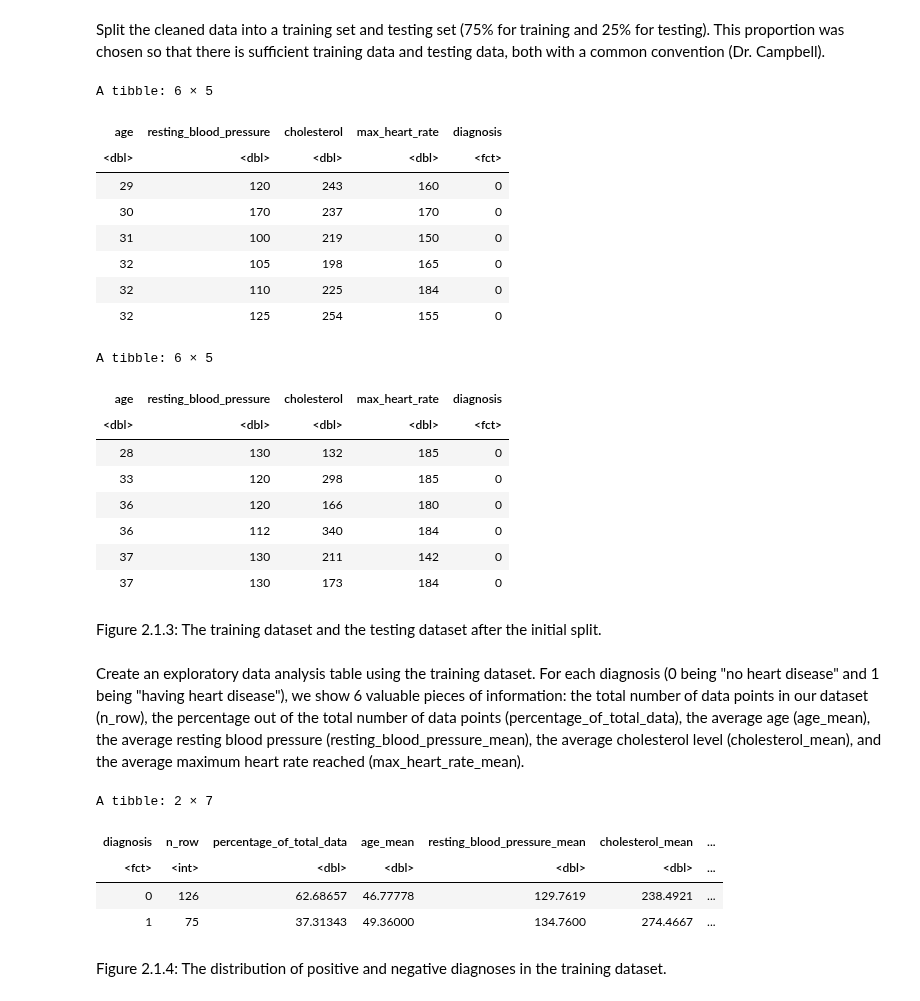
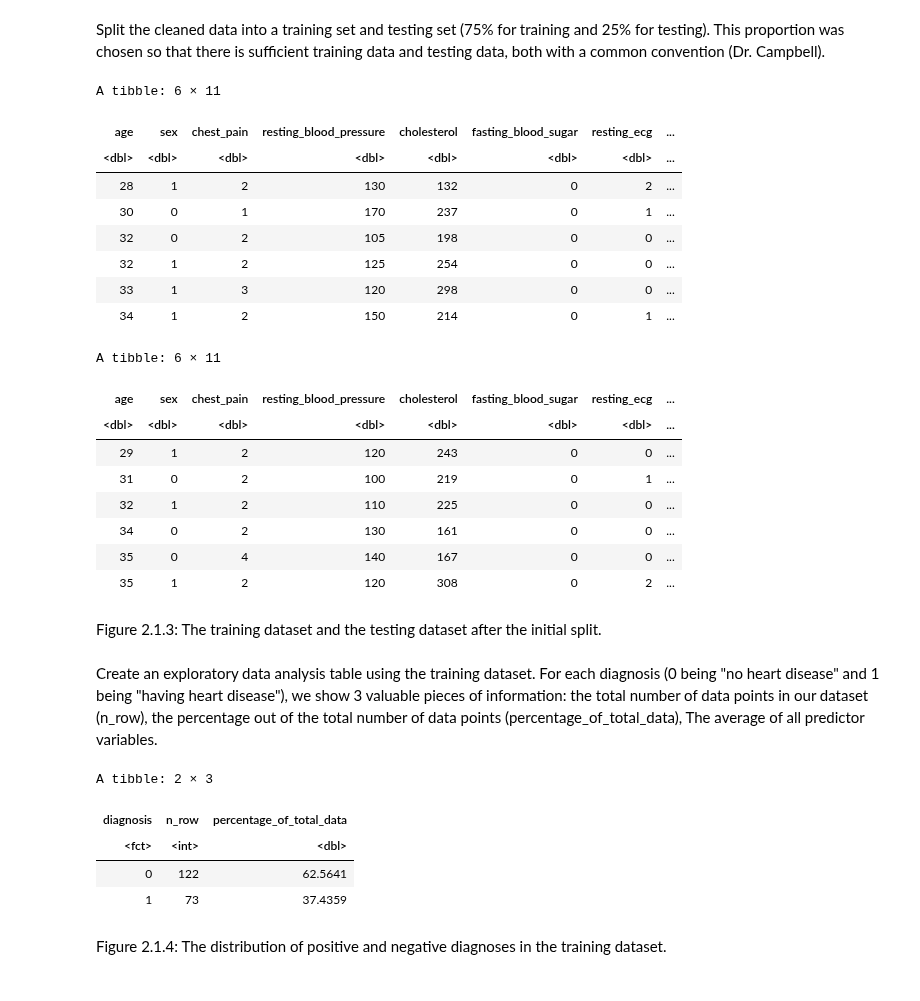
Before and after one commit to elshire7311/dsci100_group73, a Jupyter notebook: heart_analysis.ipynb, the cells around one changed output. Drawn from its saved outputs; the diff is of its cells as text; code cells hidden in the pictures.

```diff
--- a/heart_analysis.ipynb
+++ b/heart_analysis.ipynb
@@ -93,15 +93,25 @@ Clean the dataset and select the columns we need for our model:
 # %%
 hungarian_clean <- hungarian_data |>
-    select(age, resting_blood_pressure, cholesterol, max_heart_rate, diagnosis) |> # Select applicable columns to use as predictors.
-    mutate(diagnosis = as.factor(diagnosis)) # Change the diagnosis column to factor so that it can be used as the predicted result.
+    select(-peak_st_slope, -major_vessel_num, -thal) |> # Remove the unused columns in the dataset
+    mutate(diagnosis = as_factor(diagnosis)) # Change the diagnosis column to factor so that it can be used as the predicted result.
 
 # Mutate the data frame so that all of the numerical predictors are doubles rather than characters.
-as_double <- c("resting_blood_pressure", "cholesterol", "max_heart_rate")
+as_double <- c("sex",
+               "chest_pain",
+               "resting_blood_pressure",
+               "cholesterol",
+               "fasting_blood_sugar",
+               "resting_ecg",
+               "max_heart_rate",
+               "exercise_induced_angina",
+               "st_depression"
+               )
+
 hungarian_clean[as_double] <- lapply(hungarian_clean[as_double], as.double)
 
 #Get rid of any rows with NA
 hungarian_clean <- hungarian_clean |>
-            filter_all(all_vars(!is.na(.)))
+           filter_all(all_vars(!is.na(.)))
 
 # View the cleaned dataframe.
 glimpse(hungarian_clean)
@@ -132,44 +154,40 @@ hungarian_test <- testing(hungarian_split)
 head(hungarian_train)
 head(hungarian_test)
 # %% [output]
-A tibble: 6 × 5
+A tibble: 6 × 11
-| age | resting_blood_pressure | cholesterol | max_heart_rate | diagnosis |
-| <dbl> | <dbl> | <dbl> | <dbl> | <fct> |
-| 29 | 120 | 243 | 160 | 0 |
-| 30 | 170 | 237 | 170 | 0 |
-| 31 | 100 | 219 | 150 | 0 |
-| 32 | 105 | 198 | 165 | 0 |
-| 32 | 110 | 225 | 184 | 0 |
-| 32 | 125 | 254 | 155 | 0 |
+| age | sex | chest_pain | resting_blood_pressure | cholesterol | fasting_blood_sugar | resting_ecg | ... |
+| <dbl> | <dbl> | <dbl> | <dbl> | <dbl> | <dbl> | <dbl> | ... |
+| 28 | 1 | 2 | 130 | 132 | 0 | 2 | ... |
+| 30 | 0 | 1 | 170 | 237 | 0 | 1 | ... |
+| 32 | 0 | 2 | 105 | 198 | 0 | 0 | ... |
+| 32 | 1 | 2 | 125 | 254 | 0 | 0 | ... |
+| 33 | 1 | 3 | 120 | 298 | 0 | 0 | ... |
+| 34 | 1 | 2 | 150 | 214 | 0 | 1 | ... |
-A tibble: 6 × 5
+A tibble: 6 × 11
-| age | resting_blood_pressure | cholesterol | max_heart_rate | diagnosis |
-| <dbl> | <dbl> | <dbl> | <dbl> | <fct> |
-| 28 | 130 | 132 | 185 | 0 |
-| 33 | 120 | 298 | 185 | 0 |
-| 36 | 120 | 166 | 180 | 0 |
-| 36 | 112 | 340 | 184 | 0 |
-| 37 | 130 | 211 | 142 | 0 |
-| 37 | 130 | 173 | 184 | 0 |
+| age | sex | chest_pain | resting_blood_pressure | cholesterol | fasting_blood_sugar | resting_ecg | ... |
+| <dbl> | <dbl> | <dbl> | <dbl> | <dbl> | <dbl> | <dbl> | ... |
+| 29 | 1 | 2 | 120 | 243 | 0 | 0 | ... |
+| 31 | 0 | 2 | 100 | 219 | 0 | 1 | ... |
+| 32 | 1 | 2 | 110 | 225 | 0 | 0 | ... |
+| 34 | 0 | 2 | 130 | 161 | 0 | 0 | ... |
+| 35 | 0 | 4 | 140 | 167 | 0 | 0 | ... |
+| 35 | 1 | 2 | 120 | 308 | 0 | 2 | ... |
 # %% [markdown]
 Figure 2.1.3: The training dataset and the testing dataset after the initial split.
 # %% [markdown]
-Create an exploratory data analysis table using the training dataset. For each diagnosis (0 being "no heart disease" and 1 being "having heart disease"), we show 6 valuable pieces of information: the total number of data points in our dataset (n_row), the percentage out of the total number of data points (percentage_of_total_data), the average age (age_mean), the average resting blood pressure (resting_blood_pressure_mean), the average cholesterol level (cholesterol_mean), and the average maximum heart rate reached (max_heart_rate_mean).
+Create an exploratory data analysis table using the training dataset. For each diagnosis (0 being "no heart disease" and 1 being "having heart disease"), we show 3 valuable pieces of information: the total number of data points in our dataset (n_row), the percentage out of the total number of data points (percentage_of_total_data), The average of all predictor variables.
 # %%
 hungarian_training_explore <- hungarian_train |>
             group_by(diagnosis)|>
             summarize(n_row = n(),
-                      percentage_of_total_data = n()*100/nrow(hungarian_train),
-                      age_mean = mean(age),
-                      resting_blood_pressure_mean = mean(resting_blood_pressure),
-                      cholesterol_mean = mean(cholesterol),
-                      max_heart_rate_mean = mean(max_heart_rate))
+                      percentage_of_total_data = n()*100/nrow(hungarian_train))
 
 hungarian_training_explore
 # %% [output]
-A tibble: 2 × 7
+A tibble: 2 × 3
-| diagnosis | n_row | percentage_of_total_data | age_mean | resting_blood_pressure_mean | cholesterol_mean | ... |
-| <fct> | <int> | <dbl> | <dbl> | <dbl> | <dbl> | ... |
-| 0 | 126 | 62.68657 | 46.77778 | 129.7619 | 238.4921 | ... |
-| 1 | 75 | 37.31343 | 49.36000 | 134.7600 | 274.4667 | ... |
+| diagnosis | n_row | percentage_of_total_data |
+| <fct> | <int> | <dbl> |
+| 0 | 122 | 62.5641 |
+| 1 | 73 | 37.4359 |
 # %% [markdown]
 Figure 2.1.4: The distribution of positive and negative diagnoses in the training dataset.
```
Also changed, not shown: parts of 20 cells of this notebook.
